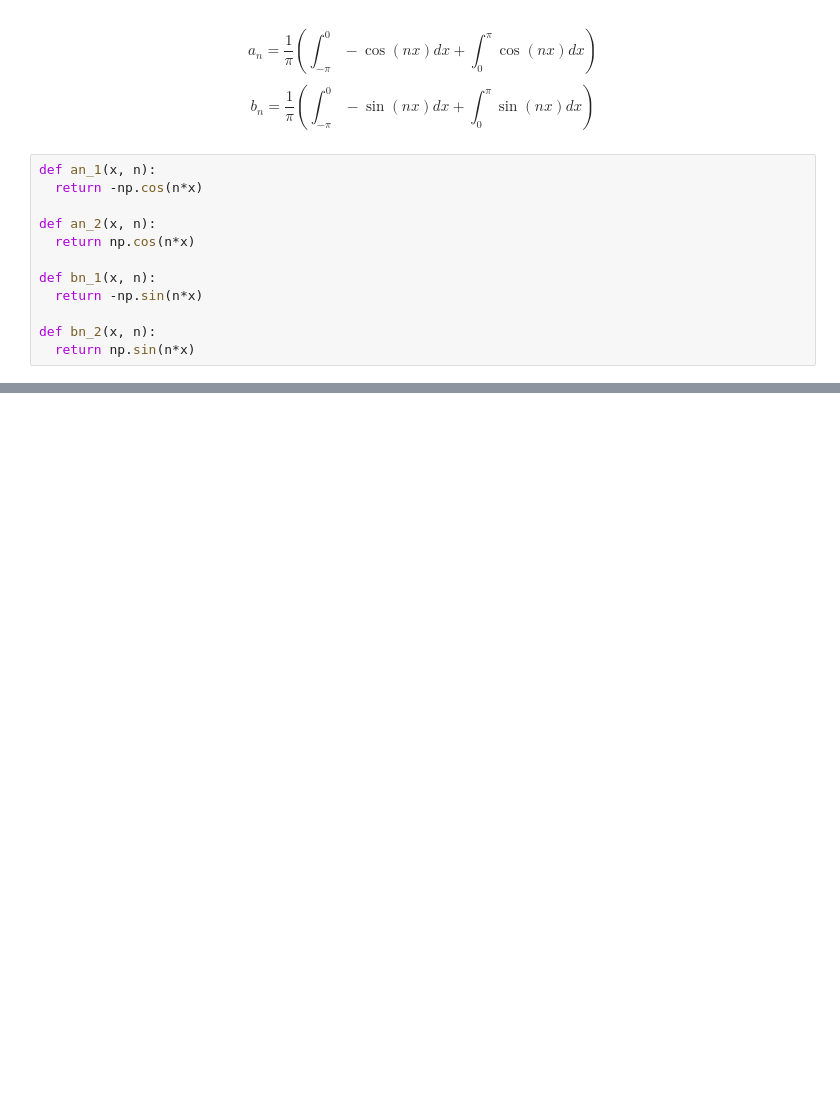
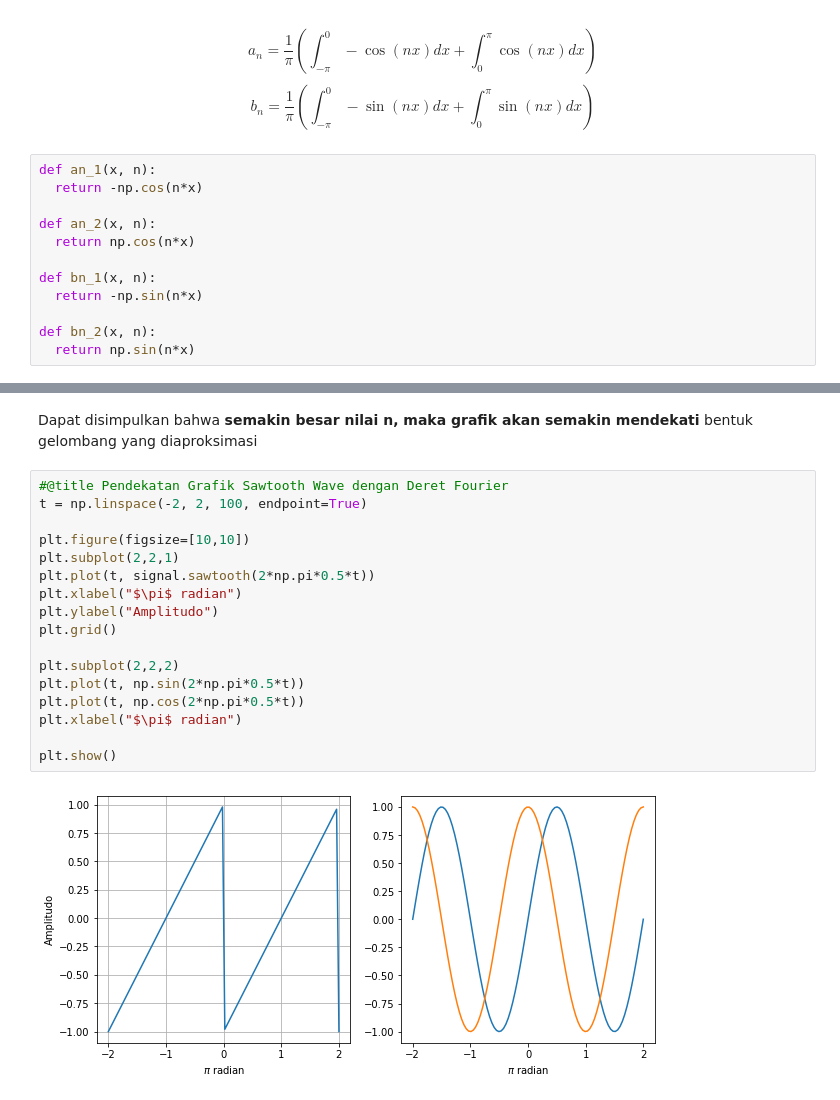
Before and after one commit to miqbals17/Fourier, a Jupyter notebook: Fourier_Series.ipynb, the cells around one changed output, grey strips where cells are left out. Cells and saved outputs as stored; diff of their text form; blank space fills up the shorter version.

```diff
--- a/Fourier_Series.ipynb
+++ b/Fourier_Series.ipynb
@@ -121,0 +133,21 @@ plt.show()
+# %% [markdown]
+Dapat disimpulkan bahwa **semakin besar nilai n, maka grafik akan semakin mendekati** bentuk gelombang yang diaproksimasi
+# %%
+#@title Pendekatan Grafik Sawtooth Wave dengan Deret Fourier
+t = np.linspace(-2, 2, 100, endpoint=True)
+
+plt.figure(figsize=[10,10])
+plt.subplot(2,2,1)
+plt.plot(t, signal.sawtooth(2*np.pi*0.5*t))
+plt.xlabel("$\pi$ radian")
+plt.ylabel("Amplitudo")
+plt.grid()
+
+plt.subplot(2,2,2)
+plt.plot(t, np.sin(2*np.pi*0.5*t))
+plt.plot(t, np.cos(2*np.pi*0.5*t))
+plt.xlabel("$\pi$ radian")
+
+plt.show()
+# %% [output]
+[figure, added]
```
Also changed, not shown: parts of 13 cells of this notebook.
